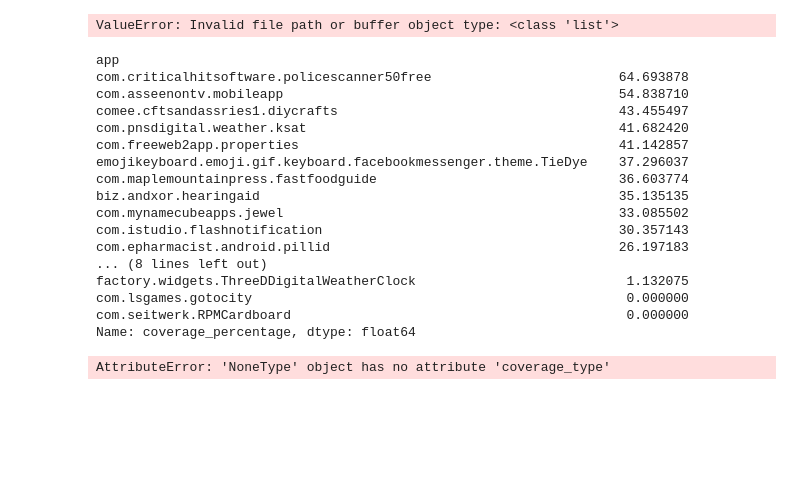
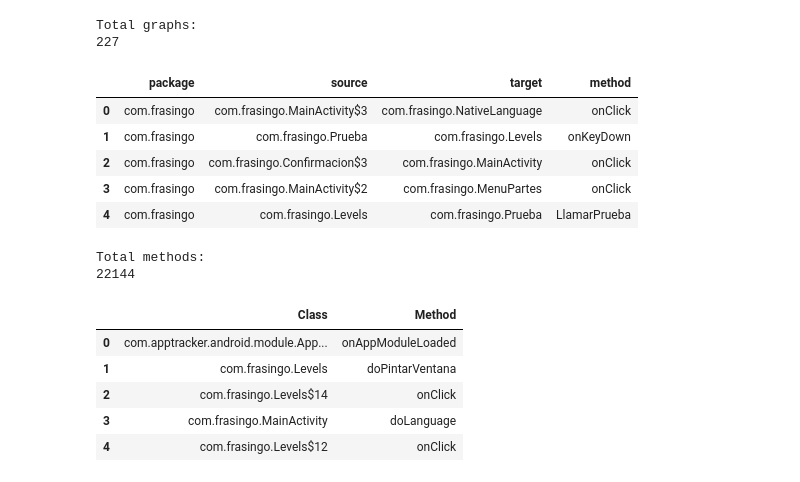
Before and after one commit to sangamk/IncubatorDataAnalyser, a Jupyter notebook: notebooks/TestExample.ipynb, the cells around one changed output. Cells and saved outputs as stored; diff of their text form; code cells hidden in the pictures; blank space fills up the shorter version.

```diff
--- a/notebooks/TestExample.ipynb
+++ b/notebooks/TestExample.ipynb
@@ -49,6 +15,0 @@ Name: app, dtype: int64
-# %%
-coverage_df = DataLoader.load_csv_coverage()
-
-coverage_df.head()
-# %% [output]
-ValueError: Invalid file path or buffer object type: <class 'list'>
@@ -63,32 +16,39 @@ systematic_method_coverage.groupby(["app", "package", "class"])['coverage_percen
-# %%
-method_coverage_apps = systematic_method_coverage.groupby(["app"])['coverage_percentage'].apply(lambda x: x.sum()/x.count()).sort_values(ascending=False)
-method_coverage_apps
-# %% [output]
-app
-com.criticalhitsoftware.policescanner50free                        64.693878
-com.asseenontv.mobileapp                                           54.838710
-comee.cftsandassries1.diycrafts                                    43.455497
-com.pnsdigital.weather.ksat                                        41.682420
-com.freeweb2app.properties                                         41.142857
-emojikeyboard.emoji.gif.keyboard.facebookmessenger.theme.TieDye    37.296037
-com.maplemountainpress.fastfoodguide                               36.603774
-biz.andxor.hearingaid                                              35.135135
-com.mynamecubeapps.jewel                                           33.085502
-com.istudio.flashnotification                                      30.357143
-com.epharmacist.android.pillid                                     26.197183
-... (8 lines left out)
-factory.widgets.ThreeDDigitalWeatherClock                           1.132075
-com.lsgames.gotocity                                                0.000000
-com.seitwerk.RPMCardboard                                           0.000000
-Name: coverage_percentage, dtype: float64
-# %%
-coverage_df
-systematic_coverage = coverage_df[coverage_df.coverage_type == "method"]
-random_coverage = coverage_df[coverage_df.coverage_type == "systematic"]
-
-systematic_coverage[systematic_coverage.method.ne(random_coverage.method)]
-check_df = systematic_coverage.method.ne(random_coverage.method)
-
-len(check_df[check_df != True])
-# %% [output]
-AttributeError: 'NoneType' object has no attribute 'coverage_type'
+# %%
+# Actual graph
+csv_graph_files = ['F:/thesis/instrumentedapps/batch1/graphs/' + x.strip() + ".csv" for x in apps]
+
+df_from_each_file = (pd.read_csv(f) for f in csv_graph_files)
+actual_graph_df = pd.concat(df_from_each_file, ignore_index=True)
+
+print("Total graphs:")
+print(len(actual_graph_df))
+
+actual_graph_df.head()
+# %% [output]
+Total graphs:
+227
+|  | package | source | target | method |
+| 0 | com.frasingo | com.frasingo.MainActivity$3 | com.frasingo.NativeLanguage | onClick |
+| 1 | com.frasingo | com.frasingo.Prueba | com.frasingo.Levels | onKeyDown |
+| 2 | com.frasingo | com.frasingo.Confirmacion$3 | com.frasingo.MainActivity | onClick |
+| 3 | com.frasingo | com.frasingo.MainActivity$2 | com.frasingo.MenuPartes | onClick |
+| 4 | com.frasingo | com.frasingo.Levels | com.frasingo.Prueba | LlamarPrueba |
+# %%
+csv_methods_files = ['F:/thesis/instrumentedapps/batch1/graphs/' + x.strip() + "-methods.csv" for x in apps]
+
+df_from_each_file = (pd.read_csv(f) for f in csv_methods_files)
+methods_df = pd.concat(df_from_each_file, ignore_index=True)
+
+print("Total methods:")
+print(len(methods_df))
+
+methods_df.head()
+# %% [output]
+Total methods:
+22144
+|  | Class | Method |
+| 0 | com.apptracker.android.module.App... | onAppModuleLoaded |
+| 1 | com.frasingo.Levels | doPintarVentana |
+| 2 | com.frasingo.Levels$14 | onClick |
+| 3 | com.frasingo.MainActivity | doLanguage |
+| 4 | com.frasingo.Levels$12 | onClick |
```
Also changed, not shown: parts of 5 cells of this notebook, 6 other files.
